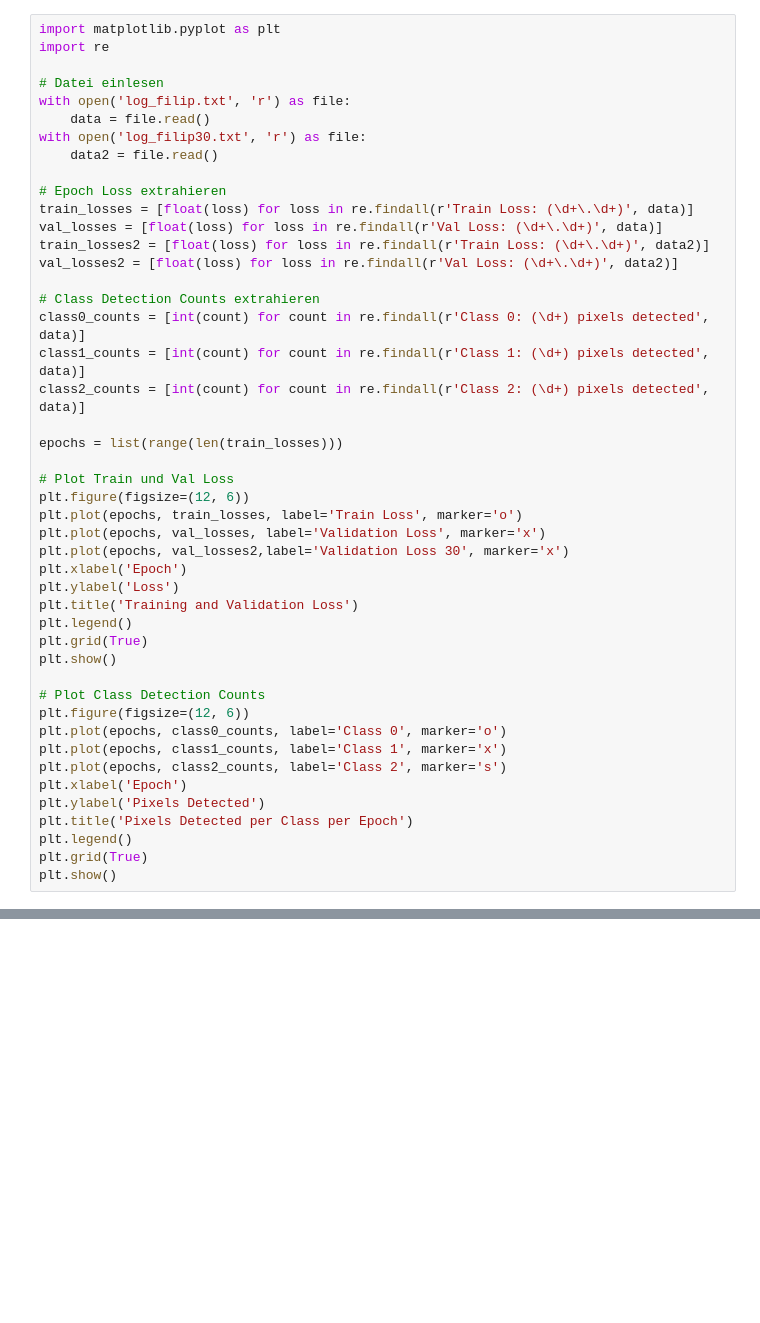
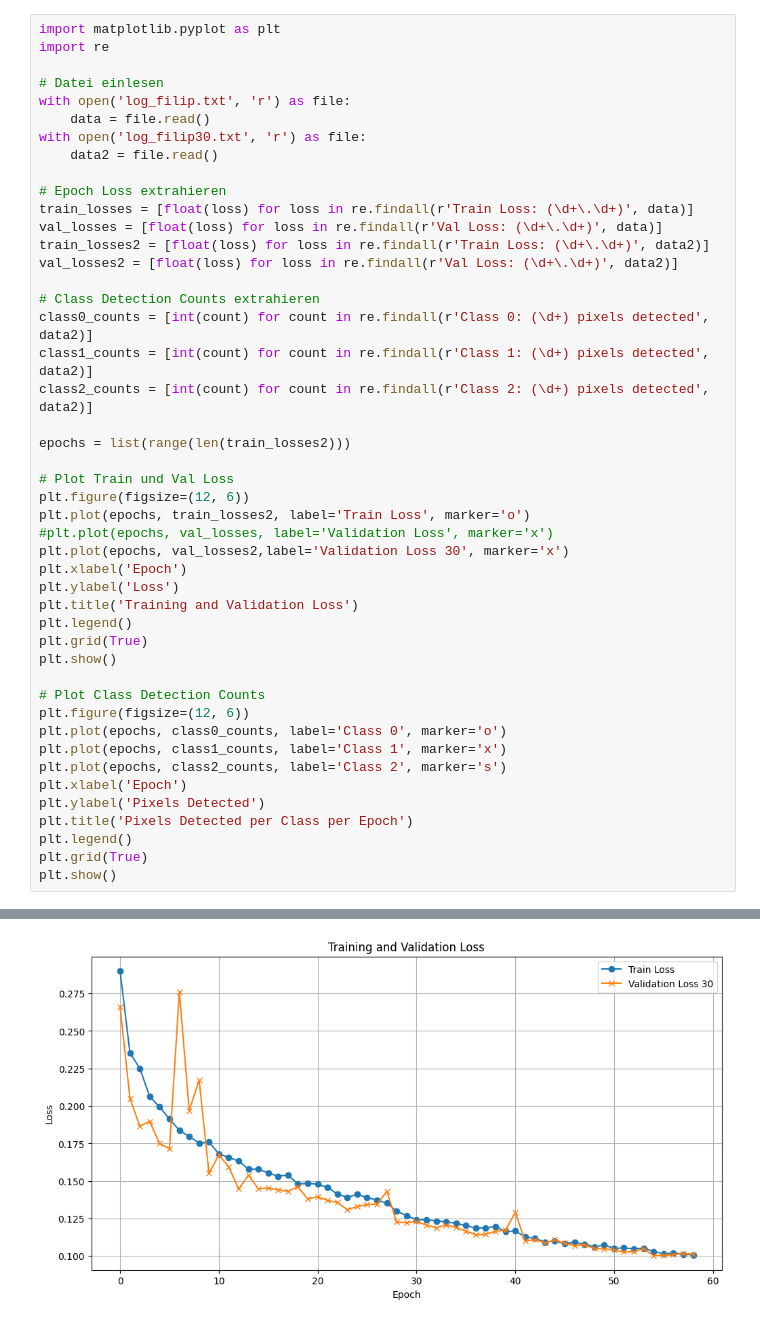
Before and after one commit to frothaut/thesis, a Jupyter notebook: predict_cnn.ipynb, the cells around one changed output, grey strips where cells are left out. Cells and saved outputs as stored; diff of their text form; blank space fills up the shorter version.

```diff
--- a/predict_cnn.ipynb
+++ b/predict_cnn.ipynb
@@ -15,16 +15,16 @@ train_losses2 = [float(loss) for loss in re.findall(r'Train Loss: (\d+\.\d+)', d
 val_losses2 = [float(loss) for loss in re.findall(r'Val Loss: (\d+\.\d+)', data2)]
 
 # Class Detection Counts extrahieren
-class0_counts = [int(count) for count in re.findall(r'Class 0: (\d+) pixels detected', data)]
-class1_counts = [int(count) for count in re.findall(r'Class 1: (\d+) pixels detected', data)]
-class2_counts = [int(count) for count in re.findall(r'Class 2: (\d+) pixels detected', data)]
+class0_counts = [int(count) for count in re.findall(r'Class 0: (\d+) pixels detected', data2)]
+class1_counts = [int(count) for count in re.findall(r'Class 1: (\d+) pixels detected', data2)]
+class2_counts = [int(count) for count in re.findall(r'Class 2: (\d+) pixels detected', data2)]
 
-epochs = list(range(len(train_losses)))
+epochs = list(range(len(train_losses2)))
 
 # Plot Train und Val Loss
 plt.figure(figsize=(12, 6))
-plt.plot(epochs, train_losses, label='Train Loss', marker='o')
-plt.plot(epochs, val_losses, label='Validation Loss', marker='x')
+plt.plot(epochs, train_losses2, label='Train Loss', marker='o')
+#plt.plot(epochs, val_losses, label='Validation Loss', marker='x')
 plt.plot(epochs, val_losses2,label='Validation Loss 30', marker='x')
 plt.xlabel('Epoch')
 plt.ylabel('Loss')
@@ -48,0 +48 @@ FileNotFoundError: [Errno 2] No such file or directory: 'log_filip30.txt'
+[figure, added]
```
Also changed, not shown: parts of 1 cell of this notebook, 4 other files.
